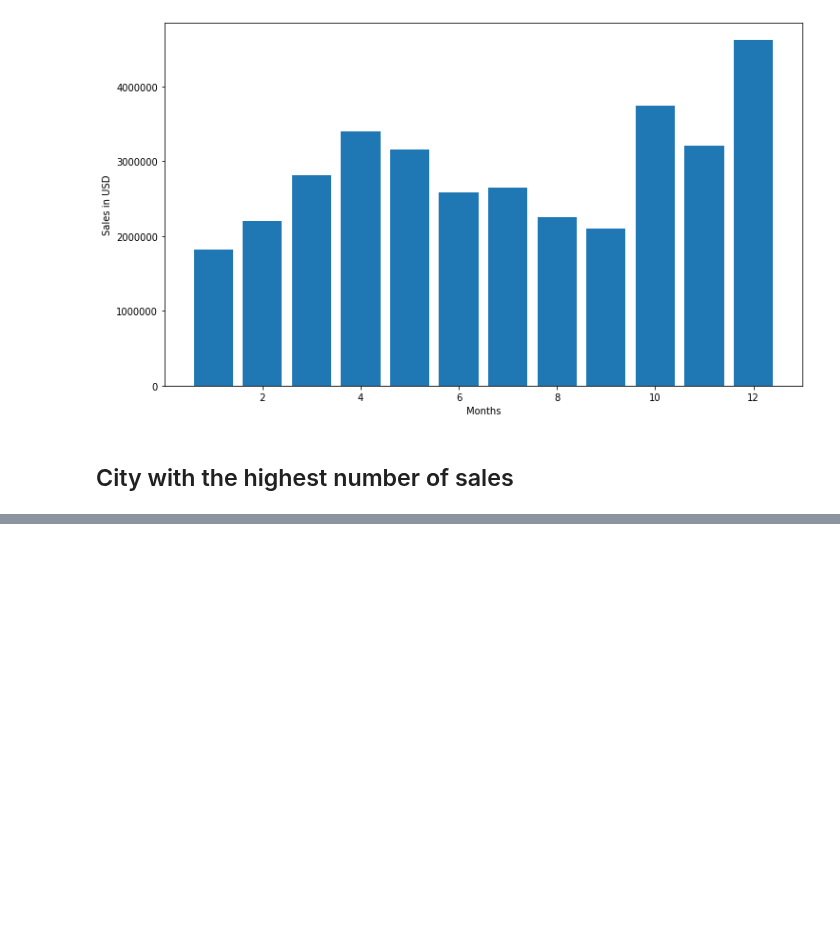
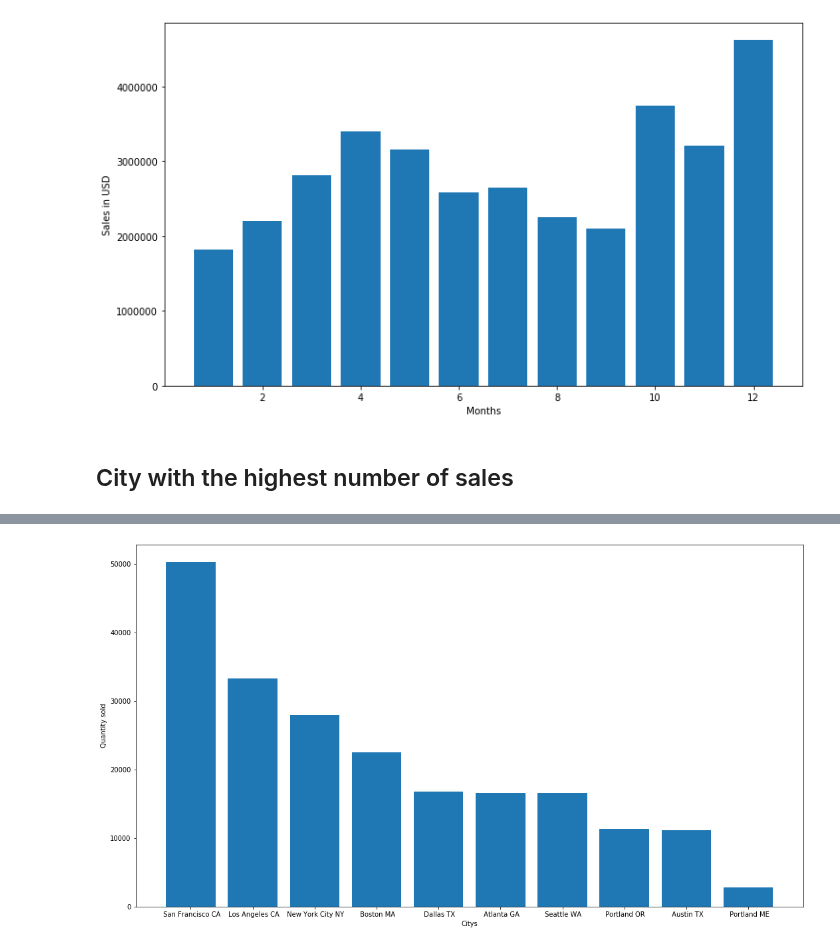
Before and after one commit to Bartosz-Lewandowski/Sales-Analysis, a Jupyter notebook: Code_source.ipynb, the cells around one changed output, grey strips where cells are left out. Cells and saved outputs as stored; diff of their text form; code cells hidden in the pictures; blank space fills up the shorter version.

Commit message:
Add plots

```diff
--- a/Code_source.ipynb
+++ b/Code_source.ipynb
@@ -160,8 +160,8 @@ plt.show()
 # %% [markdown]
 ## City with the highest number of sales
 # %%
-df['City'] = df['Purchase Address'].apply(lambda x: x.split(',')[1])
+df['City'] = df['Purchase Address'].apply(lambda x: x.split(',')[1] + ' ' + x.split(',')[2][1:3])
 # %%
 sales_city = df.groupby('City').sum()
 # %%
-sales_city = sales_city.sort_values(by = 'Quantity Ordered', ascending=False)
+sales_city = sales_city['Quantity Ordered'].sort_values(ascending=False)
@@ -178,0 +170,10 @@ KeyError: 0
+# %%
+citys = list(sales_city.index)
+
+plt.figure(figsize = (18,10))
+plt.bar(citys,sales_city)
+plt.xlabel('Citys')
+plt.ylabel('Quantity sold')
+plt.show()
+# %% [output]
+[figure, added]
```
Also changed, not shown: parts of 3 cells of this notebook.
